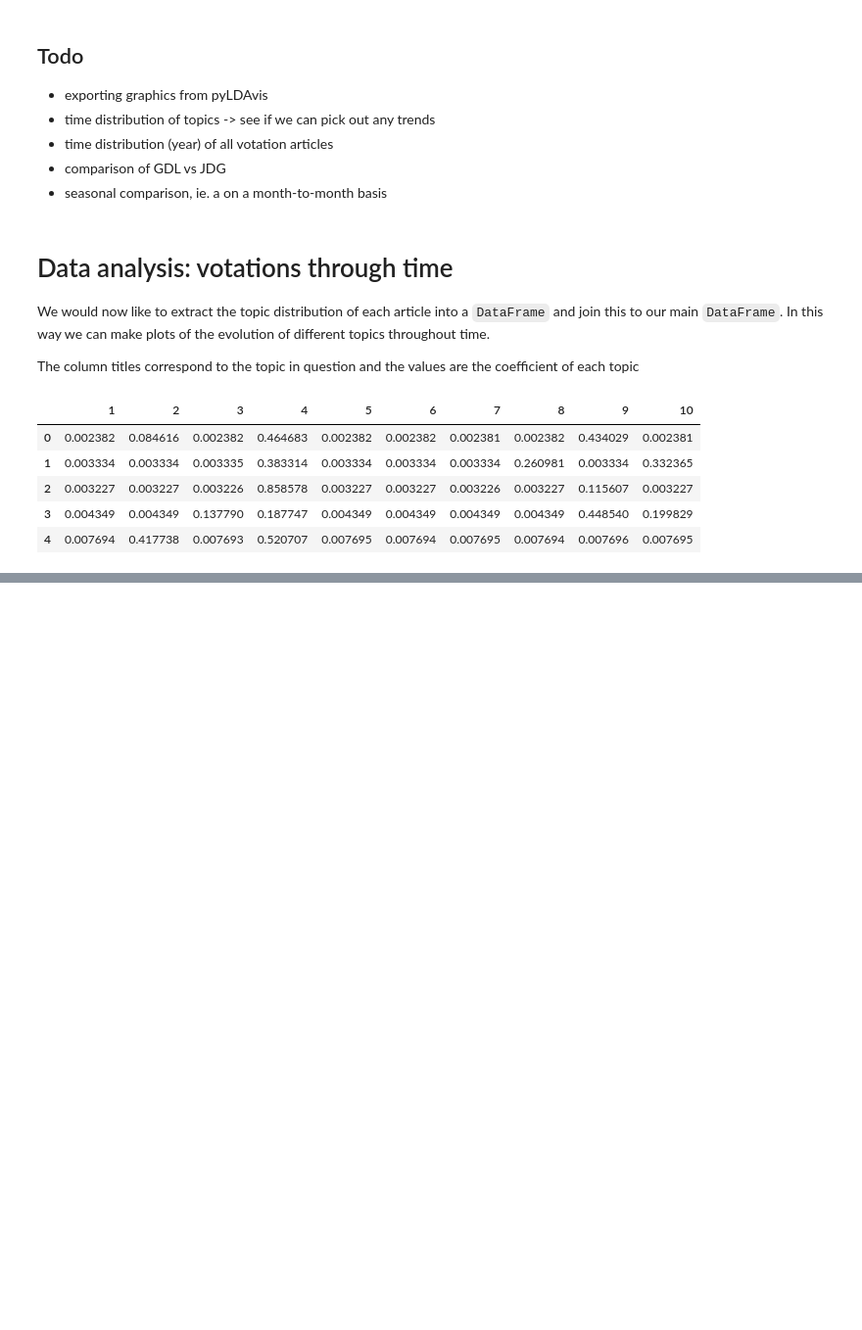
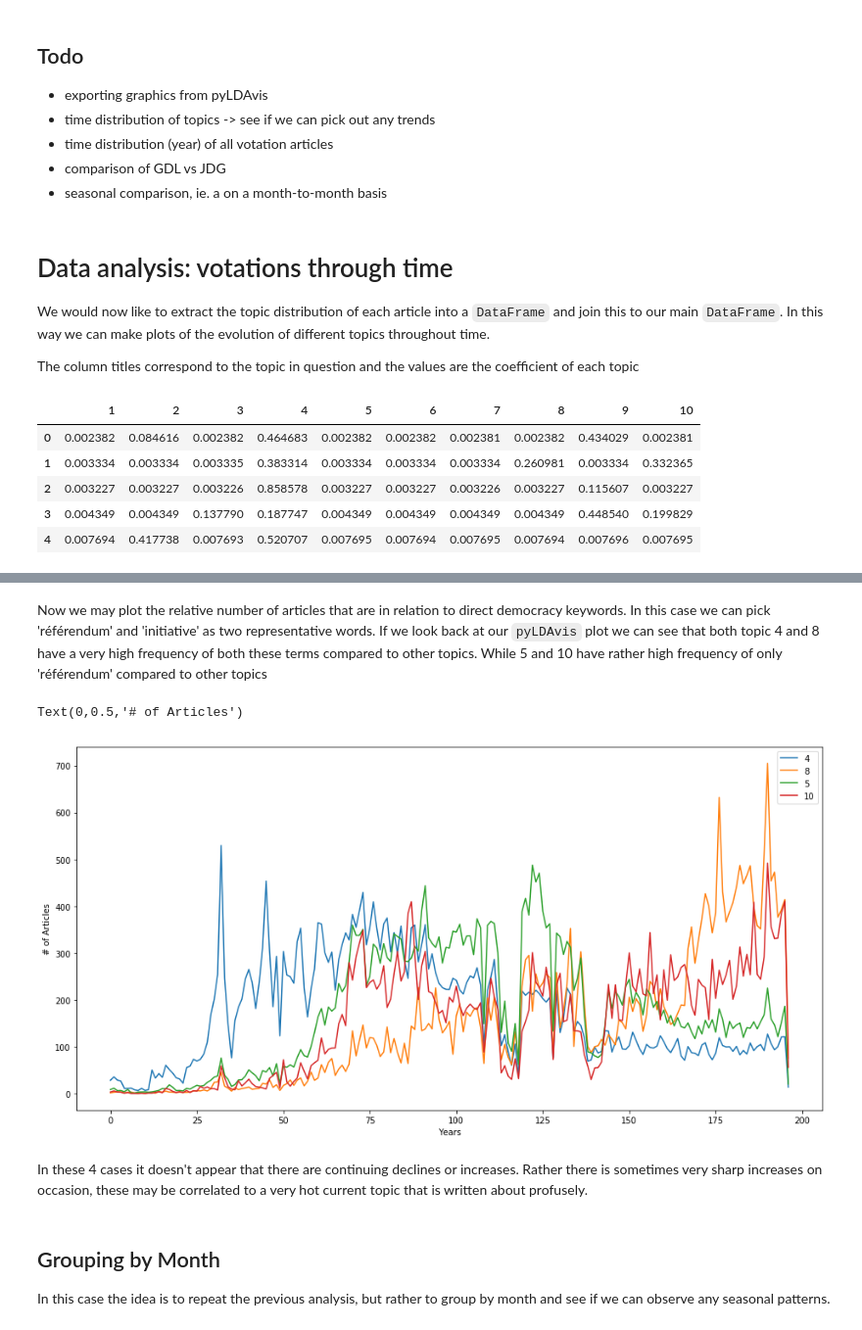
Before and after one commit to denhardt/ADA2017_GroupWork, a Jupyter notebook: Project/Milestone 3.ipynb, the cells around one changed output, grey strips where cells are left out. Shown at 98% size. Cells and saved outputs as stored; diff of their text form; code cells hidden in the pictures; blank space fills up the shorter version.

Commit message:
MNT: continuing analysis

```diff
--- a/Project/Milestone 3.ipynb
+++ b/Project/Milestone 3.ipynb
@@ -237,0 +227,6 @@ df.columns
+# %%
+topic_cols=['1','2','3','4','5','6','7','8','9','10']
+df_year.counts = df_year.counts.astype('int')
+df_year[topic_cols] = df_year[topic_cols].astype('float')
+for i in topic_cols:
+    df_year[i] = df_year[i]/df_year.counts
@@ -237,0 +242,17 @@ df.columns
+# %% [markdown]
+Now we may plot the relative number of articles that are in relation to direct democracy keywords. In this case we can pick 'référendum' and 'initiative' as two representative words. If we look back at our `pyLDAvis` plot we can see that both topic 4 and 8 have a very high frequency of both these terms compared to other topics. While 5 and 10 have rather high frequency of only 'référendum' compared to other topics
+# %%
+ax = df_year['4'].plot(kind='line', figsize=(16,8), legend=True)
+ax = df_year['8'].plot(kind='line', figsize=(16,8), legend=True)
+ax = df_year['5'].plot(kind='line', figsize=(16,8), legend=True)
+ax = df_year['10'].plot(kind='line', figsize=(16,8), legend=True)
+ax.set_xlabel('Years')
+ax.set_ylabel('# of Articles')
+# %% [output]
+Text(0,0.5,'# of Articles')
+[figure, added]
+# %% [markdown]
+In these 4 cases it doesn't appear that there are continuing declines or increases. Rather there is sometimes very sharp increases on occasion, these may be correlated to a very hot current topic that is written about profusely.
+# %% [markdown]
+## Grouping by Month
+In this case the idea is to repeat the previous analysis, but rather to group by month and see if we can observe any seasonal patterns.
```
Also changed, not shown: parts of 15 cells of this notebook.
